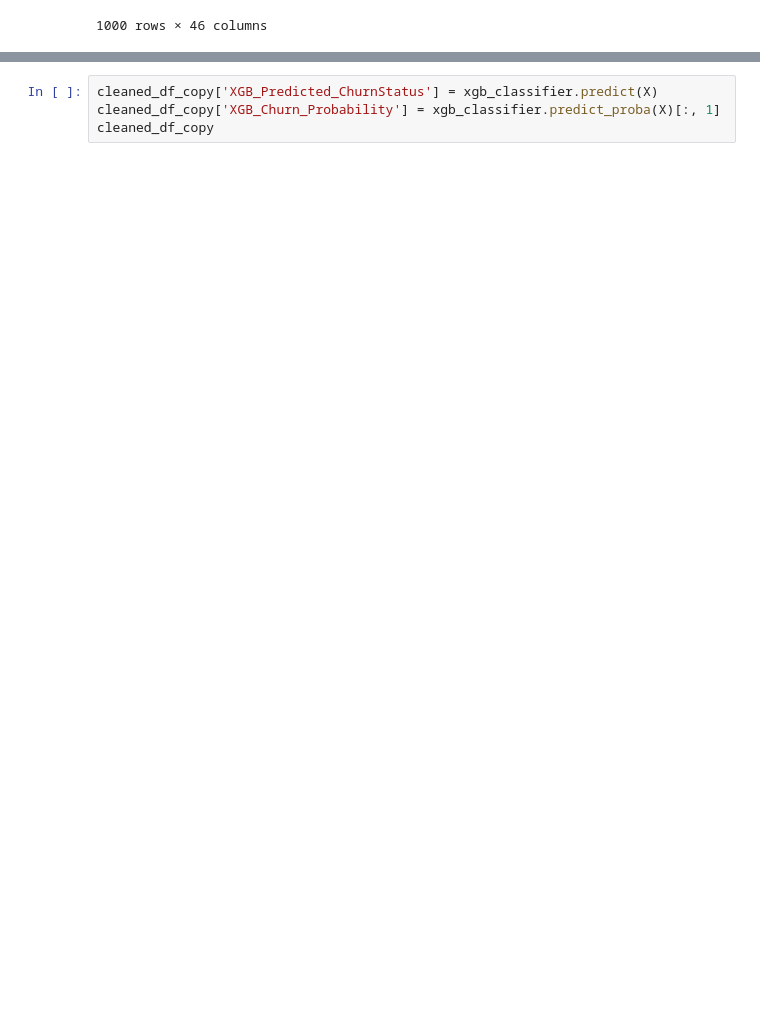
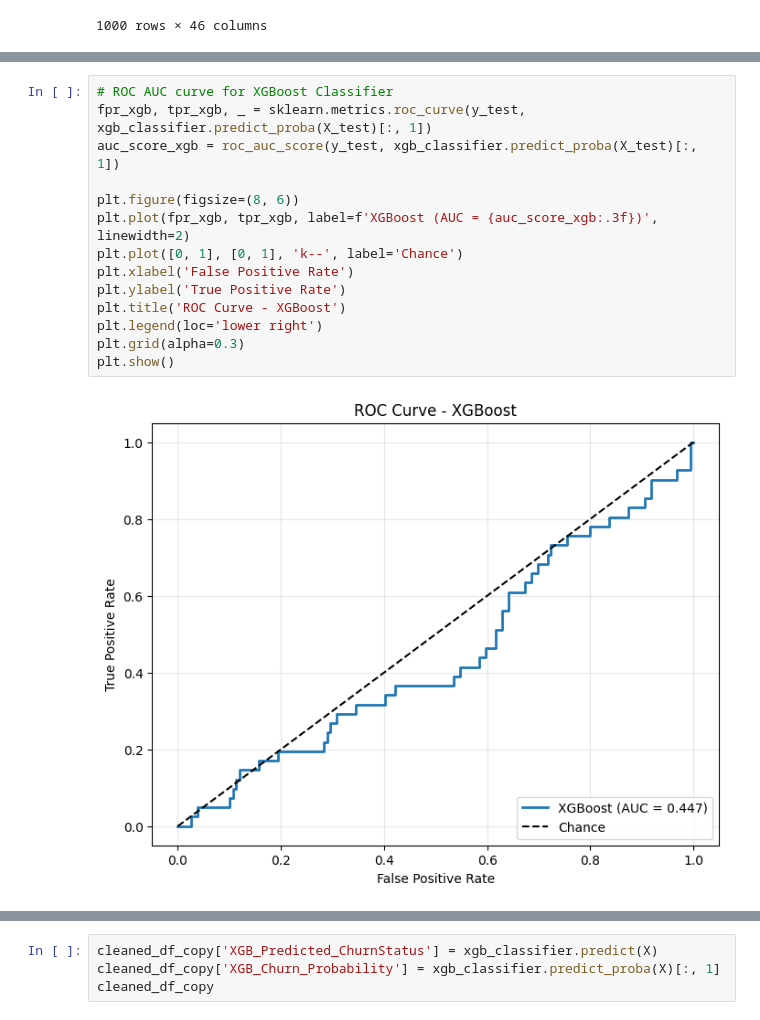
Before and after one commit to Alexander040105/lloyds-banking-group-eda-theforage, a Jupyter notebook: phaseTwo/machine_learning_phase.ipynb, the cells around one changed output, grey strips where cells are left out. Saved outputs shown, nothing was run; the diff lists cells and outputs as text; blank space fills up the shorter version.

```diff
--- a/phaseTwo/machine_learning_phase.ipynb
+++ b/phaseTwo/machine_learning_phase.ipynb
@@ -229,3 +268,19 @@ ROC_AUC Score: 0.5628
+# %%
+# ROC AUC curve for XGBoost Classifier
+fpr_xgb, tpr_xgb, _ = sklearn.metrics.roc_curve(y_test, xgb_classifier.predict_proba(X_test)[:, 1])
+auc_score_xgb = roc_auc_score(y_test, xgb_classifier.predict_proba(X_test)[:, 1])
+
+plt.figure(figsize=(8, 6))
+plt.plot(fpr_xgb, tpr_xgb, label=f'XGBoost (AUC = {auc_score_xgb:.3f})', linewidth=2)
+plt.plot([0, 1], [0, 1], 'k--', label='Chance')
+plt.xlabel('False Positive Rate')
+plt.ylabel('True Positive Rate')
+plt.title('ROC Curve - XGBoost')
+plt.legend(loc='lower right')
+plt.grid(alpha=0.3)
+plt.show()
+# %% [output]
+[figure, added]
 # %%
 xgb_fi = pd.Series(xgb_classifier.feature_importances_, index=X_train.columns).sort_values(ascending=False)
 xgb_fi.plot.bar()
```
Also changed, not shown: parts of 20 cells of this notebook, 5 other files.
